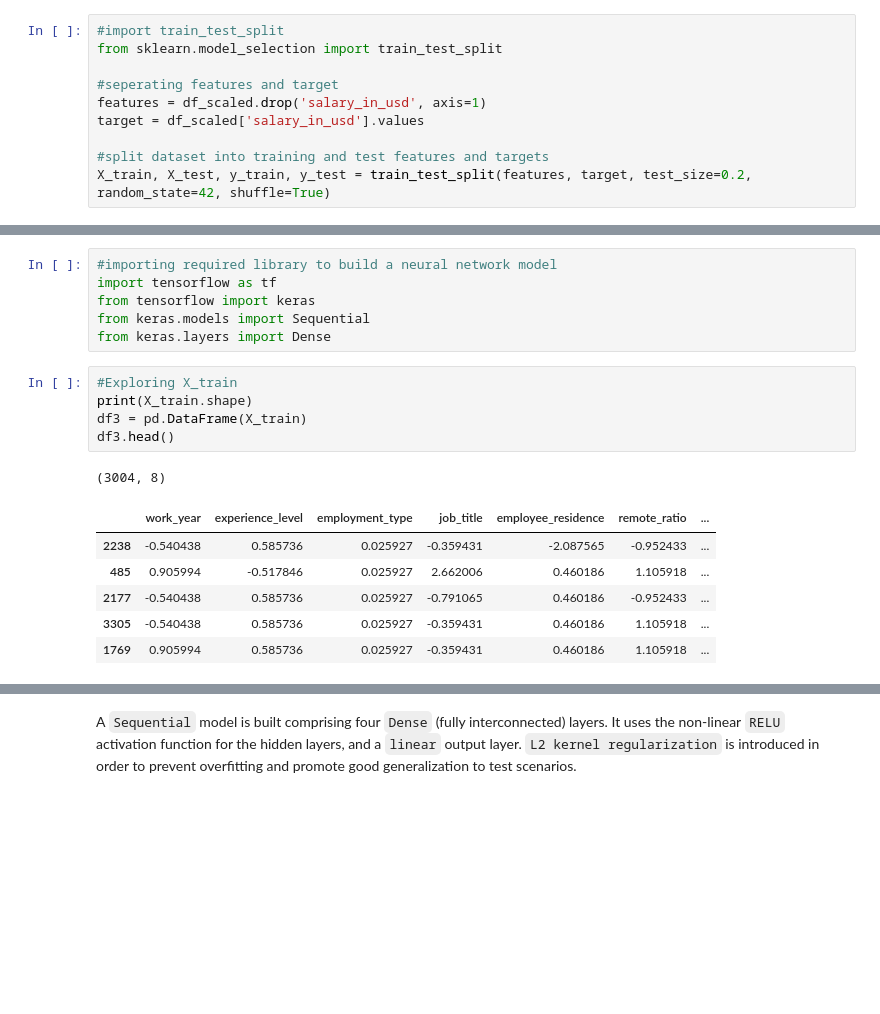
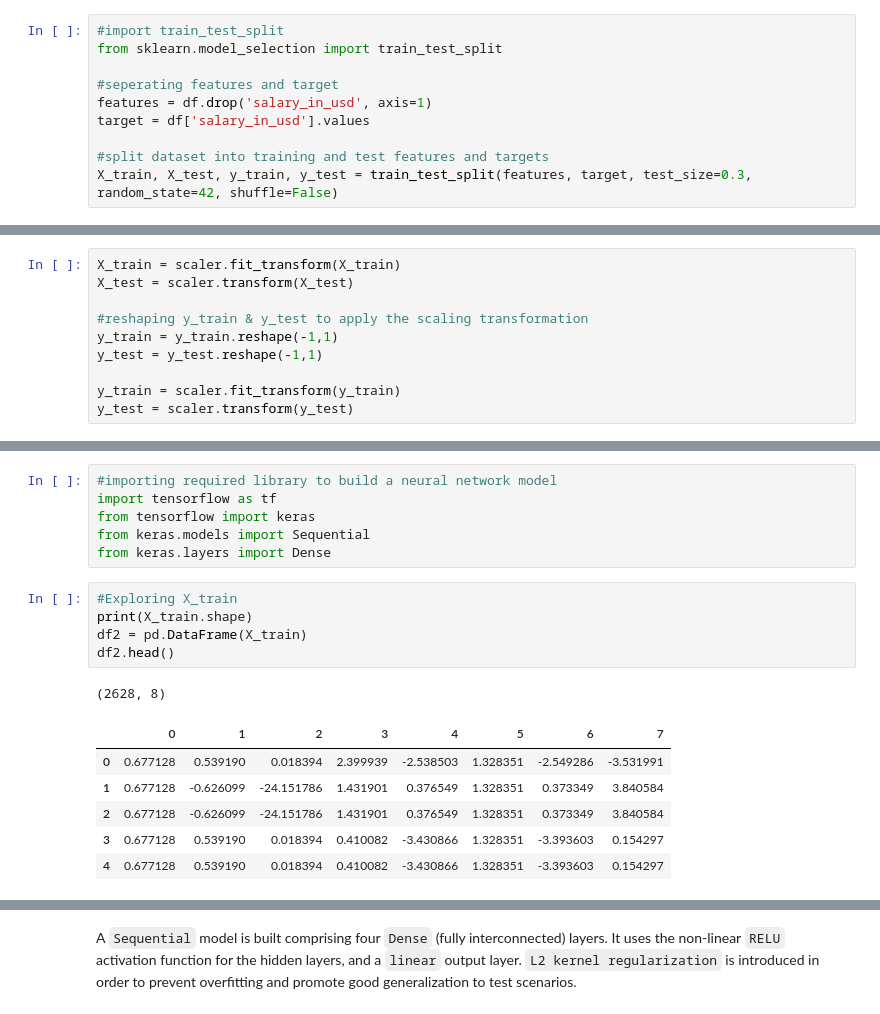
Before and after one commit to yousefmrashad/checkdata, a Jupyter notebook: checkdata.ipynb, the cells around one changed output, grey strips where cells are left out. Drawn from its saved outputs; the diff is of its cells as text; blank space fills up the shorter version.

```diff
--- a/checkdata.ipynb
+++ b/checkdata.ipynb
@@ -122,8 +122,8 @@ In the following cell, data is split into train and test sets using `sklearn.tra
 from sklearn.model_selection import train_test_split
 
 #seperating features and target
-features = df_scaled.drop('salary_in_usd', axis=1)
-target = df_scaled['salary_in_usd'].values
+features = df.drop('salary_in_usd', axis=1)
+target = df['salary_in_usd'].values
 
 #split dataset into training and test features and targets
-X_train, X_test, y_train, y_test = train_test_split(features, target, test_size=0.2, random_state=42, shuffle=True)
+X_train, X_test, y_train, y_test = train_test_split(features, target, test_size=0.3, random_state=42, shuffle=False)
@@ -130,3 +132,13 @@ X_train, X_test, y_train, y_test = train_test_split(features, target, test_size=
+# %%
+X_train = scaler.fit_transform(X_train)
+X_test = scaler.transform(X_test)
+
+#reshaping y_train & y_test to apply the scaling transformation
+y_train = y_train.reshape(-1,1)
+y_test = y_test.reshape(-1,1)
+
+y_train = scaler.fit_transform(y_train)
+y_test = scaler.transform(y_test)
 # %% [markdown]
 In the following cells, the model is built and tested.
 # %%
@@ -138,13 +150,13 @@ from keras.layers import Dense
 # %%
 #Exploring X_train
 print(X_train.shape)
-df3 = pd.DataFrame(X_train)
-df3.head()
+df2 = pd.DataFrame(X_train)
+df2.head()
 # %% [output]
-(3004, 8)
+(2628, 8)
-|  | work_year | experience_level | employment_type | job_title | employee_residence | remote_ratio | ... |
-| 2238 | -0.540438 | 0.585736 | 0.025927 | -0.359431 | -2.087565 | -0.952433 | ... |
-| 485 | 0.905994 | -0.517846 | 0.025927 | 2.662006 | 0.460186 | 1.105918 | ... |
-| 2177 | -0.540438 | 0.585736 | 0.025927 | -0.791065 | 0.460186 | -0.952433 | ... |
-| 3305 | -0.540438 | 0.585736 | 0.025927 | -0.359431 | 0.460186 | 1.105918 | ... |
-| 1769 | 0.905994 | 0.585736 | 0.025927 | -0.359431 | 0.460186 | 1.105918 | ... |
+|  | 0 | 1 | 2 | 3 | 4 | 5 | 6 | 7 |
+| 0 | 0.677128 | 0.539190 | 0.018394 | 2.399939 | -2.538503 | 1.328351 | -2.549286 | -3.531991 |
+| 1 | 0.677128 | -0.626099 | -24.151786 | 1.431901 | 0.376549 | 1.328351 | 0.373349 | 3.840584 |
+| 2 | 0.677128 | -0.626099 | -24.151786 | 1.431901 | 0.376549 | 1.328351 | 0.373349 | 3.840584 |
+| 3 | 0.677128 | 0.539190 | 0.018394 | 0.410082 | -3.430866 | 1.328351 | -3.393603 | 0.154297 |
+| 4 | 0.677128 | 0.539190 | 0.018394 | 0.410082 | -3.430866 | 1.328351 | -3.393603 | 0.154297 |
```
Also changed, not shown: parts of 13 cells of this notebook.
